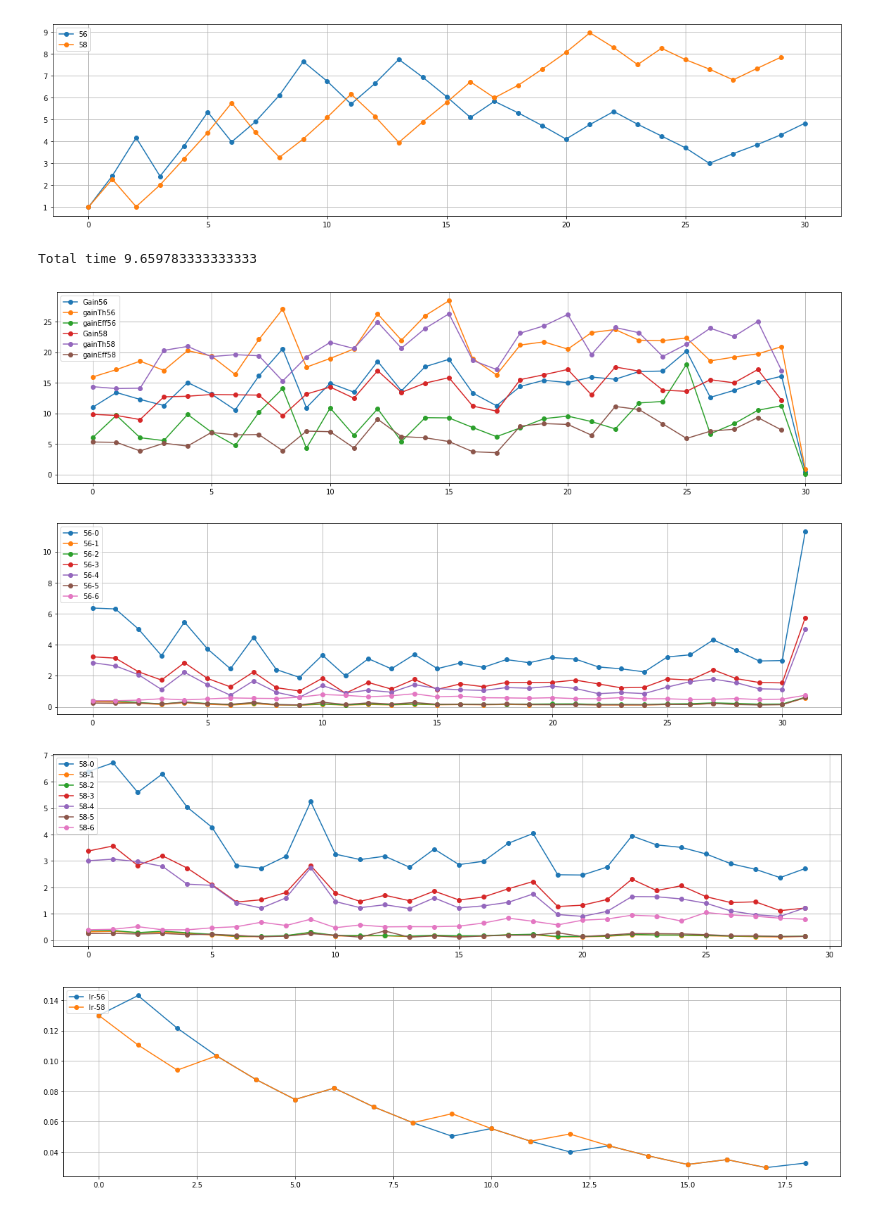
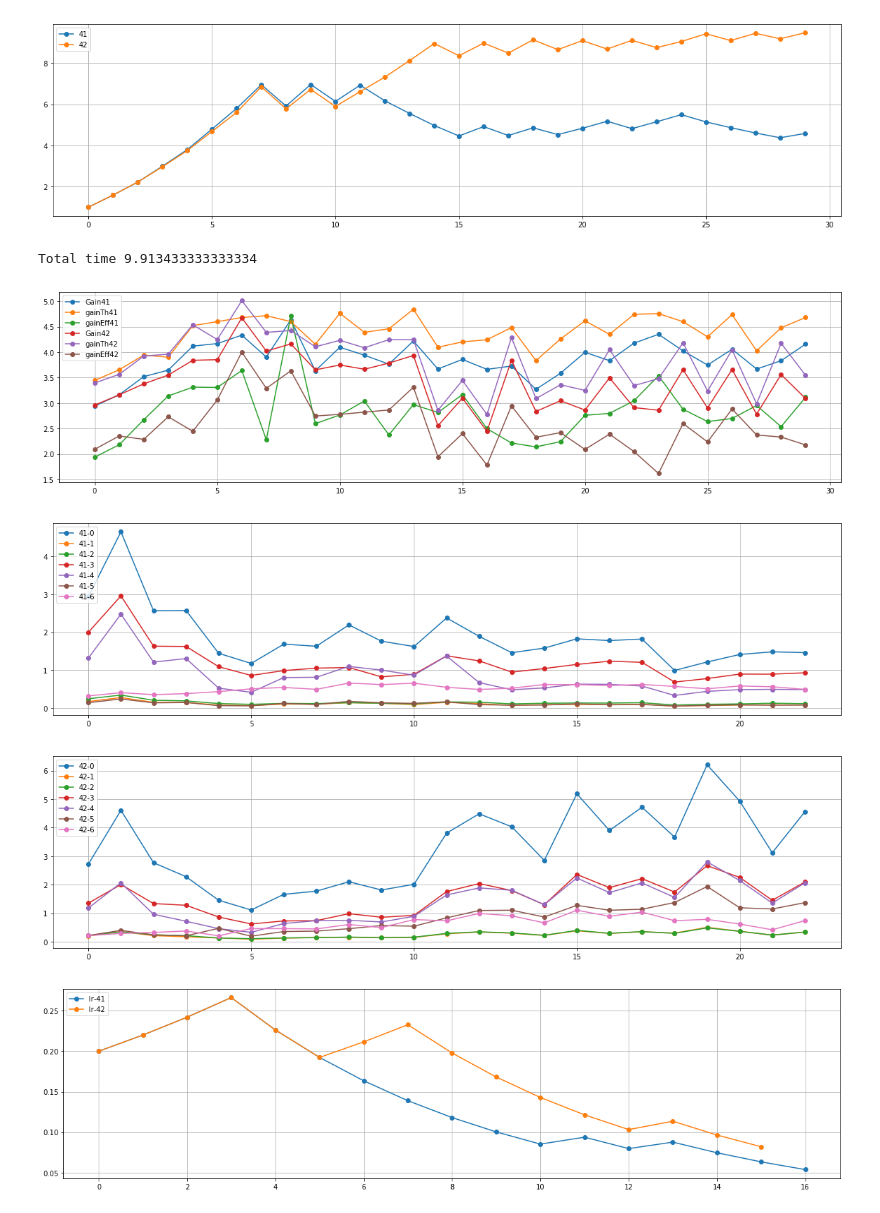
Before and after one commit to AndreeaStefan/SmartuistWrapper, a Jupyter notebook: evaluation/PlotResults.ipynb, the cells around one changed output. Saved outputs shown, nothing was run; the diff lists cells and outputs as text; code cells hidden in the pictures.

```diff
--- a/evaluation/PlotResults.ipynb
+++ b/evaluation/PlotResults.ipynb
@@ -91,12 +91,11 @@ def EffortPerBodyPartPerPlayer(p, results, batchSize):
 # player 9 = same as 8
 
 batchSize = 8
-players = [56,58]
+players = [41,42]
 path ="C:\\Users\\huber\\OneDrive\\Dokumenty\\thesis-hubert\\unity\\SmartuistWrapper\\tapResult.csv"
 pathA = "E:\\Andreea\\Projects\\Git\\SmartsuitWrapper\\SmartuistWrapper\\tapResult.csv"
 pathStats ="C:\\Users\\huber\\OneDrive\\Dokumenty\\thesis-hubert\\unity\\SmartuistWrapper\\tapResult.csv"
-pathA = "E:\\\\Andreea\\\\Master\\\\Thesis\\\\Git\\\\TheOne\\\\SmartuistWrapper\\\\tapResult.csv"
-pathStatsA = "E:\\\\Andreea\\\\Master\\\\Thesis\\\\Git\\\\TheOne\\\\SmartuistWrapper\\\\GradientStats.csv"
+pathStatsA = "E:\\\\Andreea\\\\Projects\\\\Git\\\\SmartsuitWrapper\\\\SmartuistWrapper\\\\GradientStats.csv"
 plt.rcParams['figure.figsize'] = [20, 5]
 maxGain = 0
 
@@ -119,7 +118,7 @@ for p in players:
         lengths.append(float(words[28]))
         gain.append(float(words[29]))
         th.append(float(words[11]))
-        #print("Player: "+ str(p) + " gain: " + words[29] + " at length: " + words[28])
+        print("Player: "+ str(p) + " gain: " + words[29] + " at length: " + words[28])
 
     uniqueLengths = [x for i, x in enumerate(lengths) if i == lengths.index(x)]
     x = list(range(0, len(uniqueLengths)))
@@ -190,6 +204,6 @@ Player: 58 peak gain: 17.58668 at length: 8.283989
-[figure, old version]
+[figure, new version]
-Total time 9.659783333333333
+Total time 9.913433333333334
-[figure, old version]
+[figure, new version]
-[figure, old version]
+[figure, new version]
-[figure, old version]
+[figure, new version]
-[figure, old version]
+[figure, new version]
```
Also changed, not shown: parts of 2 cells of this notebook, 4 other files.
